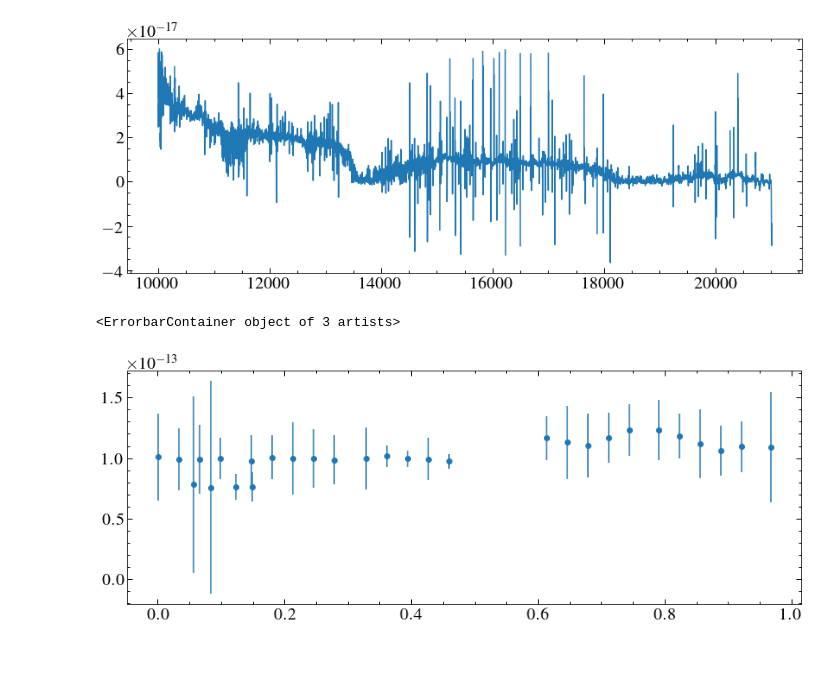
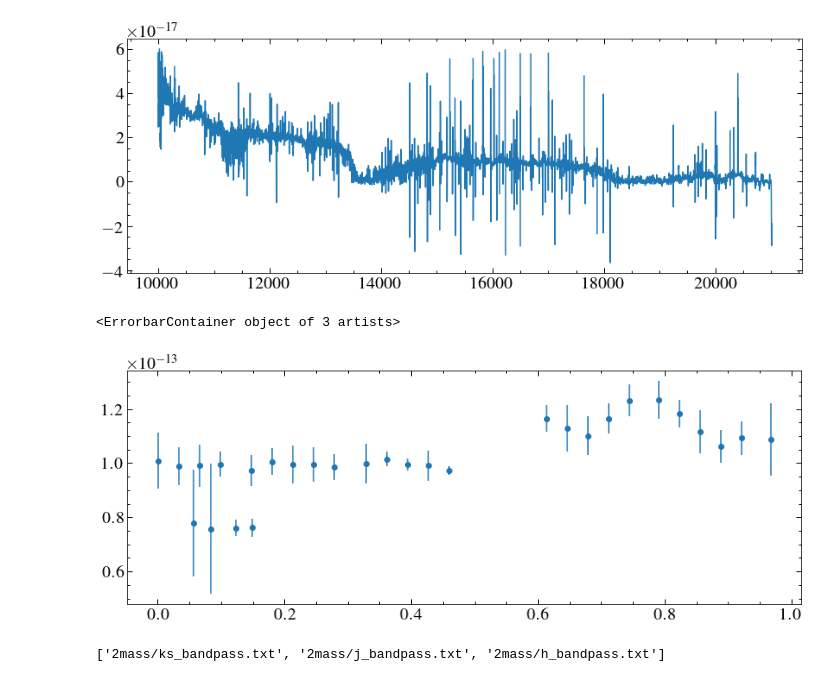
Before and after one commit to davidjwilson/wd-bd, a Jupyter notebook: nir.ipynb, the cells around one changed output. Saved outputs shown, nothing was run; the diff lists cells and outputs as text; code cells hidden in the pictures.

```diff
--- a/nir.ipynb
+++ b/nir.ipynb
@@ -158,23 +160,30 @@ plt.plot(w, ffilt)
 # %%
 fluxes = [] #intergrated flux of first band
 errors = []
 for s in sp:
     wi, fi, ei = np.loadtxt(s, unpack=True, delimiter=',')
    #mask = (wi > 10500) & (wi < 13500)
     fi= convolve(fi,Box1DKernel(4))
     fi = sigma_clip(fi, 5)
+    ei = convolve(ei,Box1DKernel(4))/4**0.5
     fluxes.append(np.trapz(fi, wi))
     errors.append((np.trapz(ei**2, wi))**0.5)
 #plt.errorbar(dates-dates[0], fluxes)
 #plt.xlim(0.9, 1.3)
 
 
 tf = ((dates*24)/ period) % 1
 args = np.argsort(tf)
 tf = tf[args]
 fluxes=np.array(fluxes)[args]
 errors = np.array(errors)[args]
 plt.errorbar(tf, fluxes, yerr=errors, marker='o', ls='none')
 # %% [output]
 <ErrorbarContainer object of 3 artists>
-[figure, old version]
+[figure, new version]
+# %%
+#bandpasses
+bps = glob.glob('2mass/*bandpass*')
+bps
+# %% [output]
+['2mass/ks_bandpass.txt', '2mass/j_bandpass.txt', '2mass/h_bandpass.txt']
```
Also changed, not shown: parts of 6 cells of this notebook, 5 other files.
